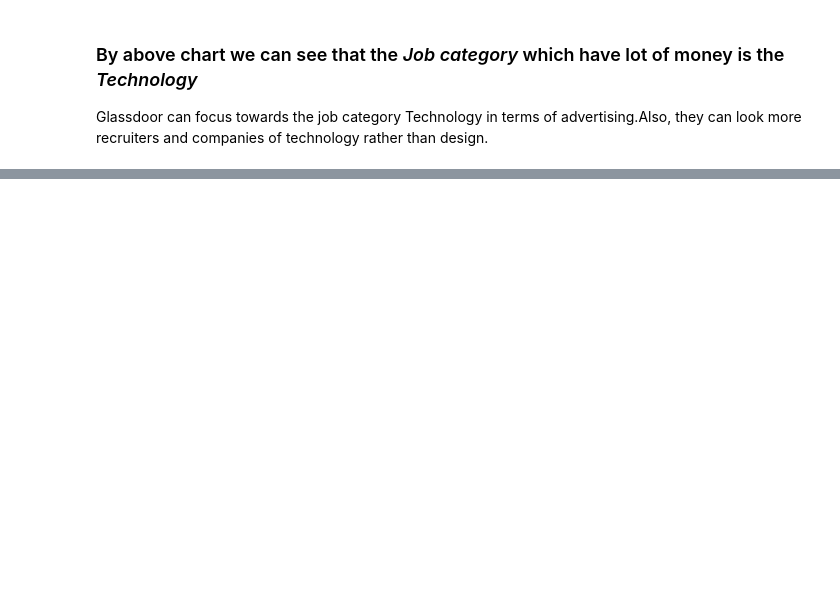
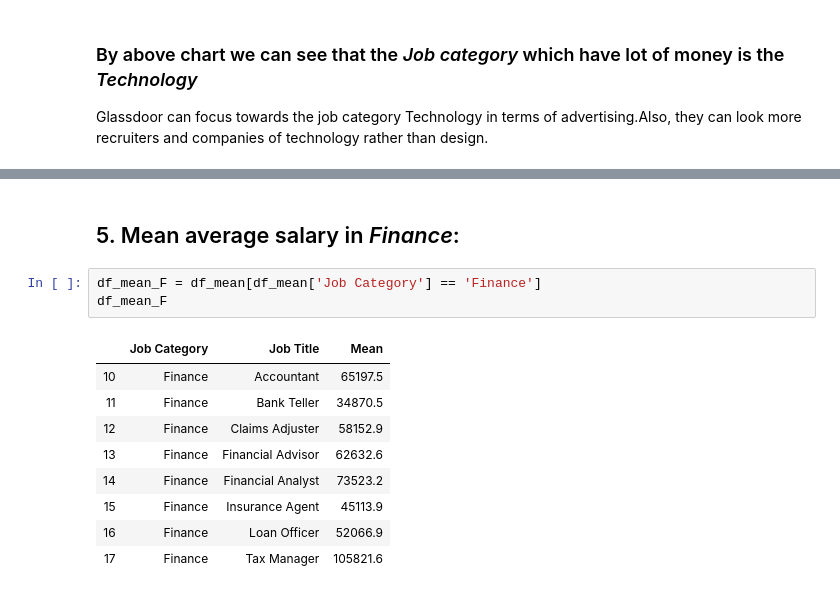
Before and after one commit to exrishu/iPython-exercises, a Jupyter notebook: GlassDoor/Glasdoor_final.ipynb, the cells around one changed output, grey strips where cells are left out. Cells and saved outputs as stored; diff of their text form; blank space fills up the shorter version.

```diff
--- a/GlassDoor/Glasdoor_final.ipynb
+++ b/GlassDoor/Glasdoor_final.ipynb
@@ -90,0 +205,15 @@ By above we can conclude that *San Francisco* leads in all the job category and
+# %% [markdown]
+## 5. Mean average salary in *Finance*:
+# %%
+df_mean_F = df_mean[df_mean['Job Category'] == 'Finance']
+df_mean_F
+# %% [output]
+|  | Job Category | Job Title | Mean |
+| 10 | Finance | Accountant | 65197.5 |
+| 11 | Finance | Bank Teller | 34870.5 |
+| 12 | Finance | Claims Adjuster | 58152.9 |
+| 13 | Finance | Financial Advisor | 62632.6 |
+| 14 | Finance | Financial Analyst | 73523.2 |
+| 15 | Finance | Insurance Agent | 45113.9 |
+| 16 | Finance | Loan Officer | 52066.9 |
+| 17 | Finance | Tax Manager | 105821.6 |
```
Also changed, not shown: parts of 49 cells of this notebook, 1 other file.
